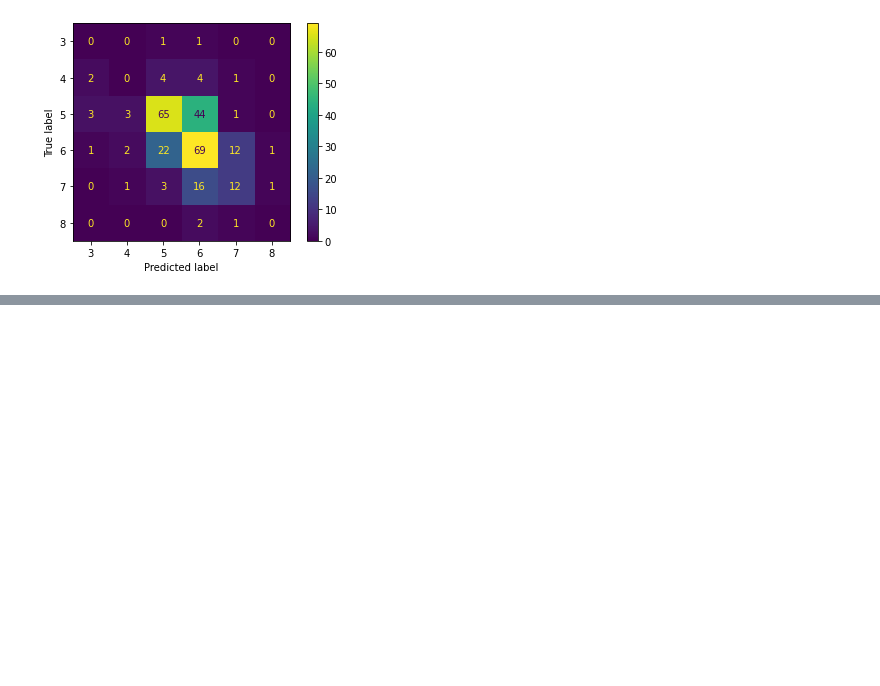
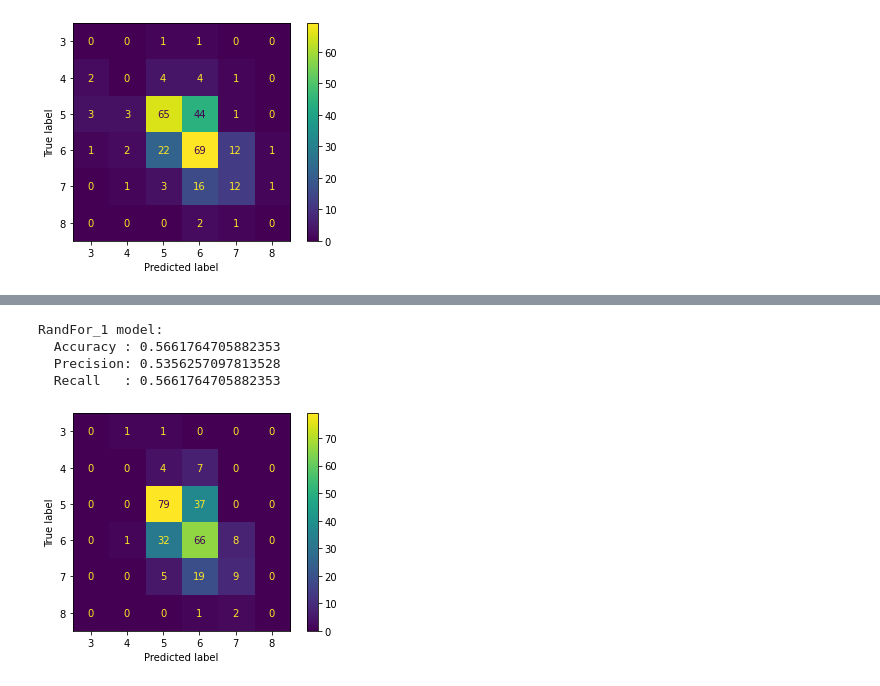
Before and after one commit to peeush-agarwal/red-wine-quality-predictor, a Jupyter notebook: notebooks/1.ipynb, the cells around one changed output, grey strips where cells are left out. Saved outputs shown, nothing was run; the diff lists cells and outputs as text; code cells hidden in the pictures; blank space fills up the shorter version.

```diff
--- a/notebooks/1.ipynb
+++ b/notebooks/1.ipynb
@@ -224 +255,9 @@ RandFor model:
 [figure]
+# %%
+process_model(model=RandomForestClassifier(n_estimators=100, random_state=41), model_name='RandFor_1')
+# %% [output]
+RandFor_1 model:
+  Accuracy : 0.5661764705882353
+  Precision: 0.5356257097813528
+  Recall   : 0.5661764705882353
+[figure, added]
```
Also changed, not shown: parts of 11 cells of this notebook.
